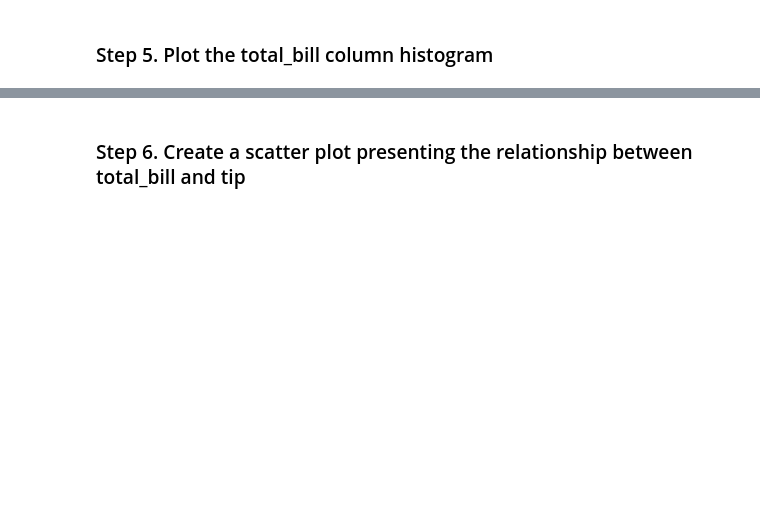
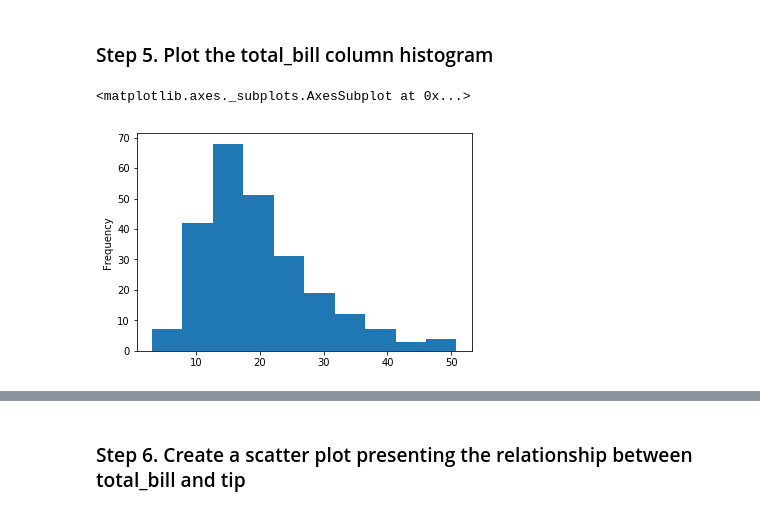
Before and after one commit to Litouwuu/pandas_exercises, a Jupyter notebook: 07_Visualization/Tips/Exercises.ipynb, the cells around one changed output, grey strips where cells are left out. Cells and saved outputs as stored; diff of their text form; code cells hidden in the pictures; blank space fills up the shorter version.

Commit message:
20220422 plotting

```diff
--- a/07_Visualization/Tips/Exercises.ipynb
+++ b/07_Visualization/Tips/Exercises.ipynb
@@ -7,7 +7,20 @@ This exercise was created based on the tutorial and documentation from [Seaborn]
 The dataset being used is tips from Seaborn.
 
 ### Step 1. Import the necessary libraries:
+# %%
+import seaborn as sns
+import pandas as pd
+import numpy as np
+import matplotlib.pyplot as plt
+# print the graphs in the notebook
+% matplotlib inline
+
+# set seaborn style to white
+sns.set_style("white")
 # %% [markdown]
 ### Step 2. Import the dataset from this [address](https://raw.githubusercontent.com/guipsamora/pandas_exercises/master/07_Visualization/Tips/tips.csv).
 # %% [markdown]
 ### Step 3. Assign it to a variable called tips
+# %%
+tips = pd.read_csv('./tips.csv',sep=',')
+tips
@@ -14,2 +46,5 @@ The dataset being used is tips from Seaborn.
 # %% [markdown]
 ### Step 4. Delete the Unnamed 0 column
+# %%
+tips.drop('Unnamed: 0',axis=1,inplace=True)
+tips
@@ -16,2 +70,7 @@ The dataset being used is tips from Seaborn.
 # %% [markdown]
 ### Step 5. Plot the total_bill column histogram
+# %%
+tips.total_bill.plot(kind='hist')
+# %% [output]
+<matplotlib.axes._subplots.AxesSubplot at 0x...>
+[figure, added]
```
Also changed, not shown: parts of 14 cells of this notebook, 3 other files.
